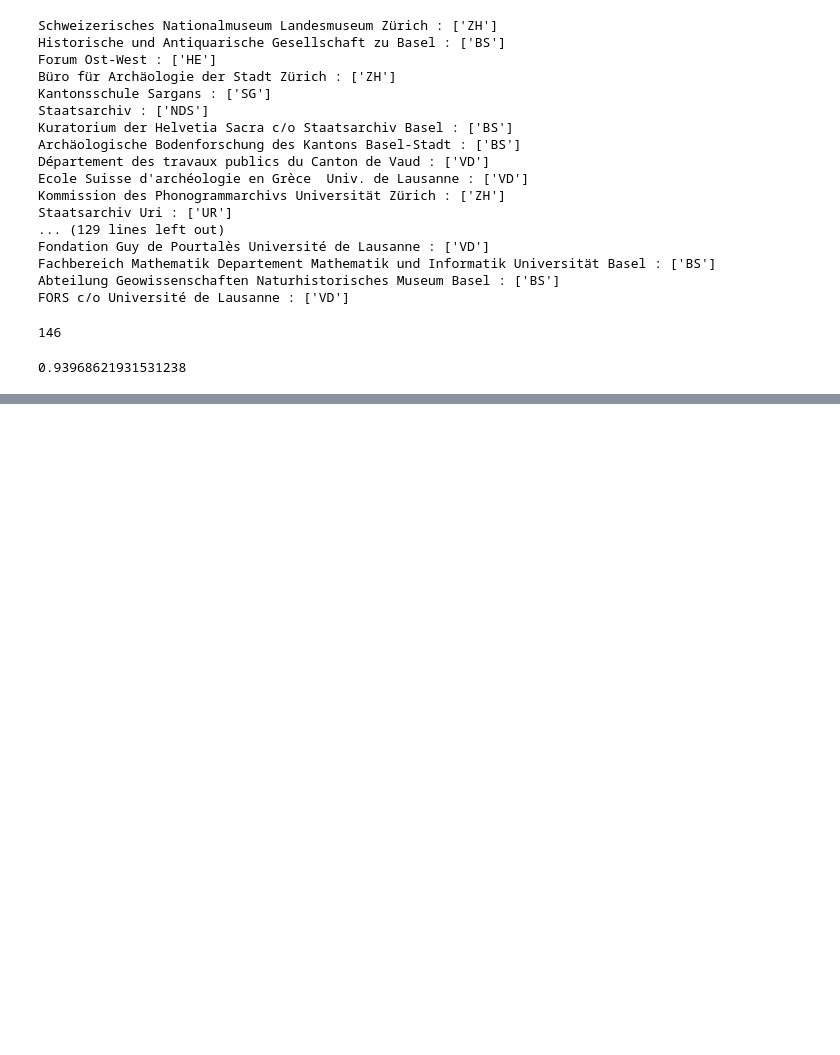
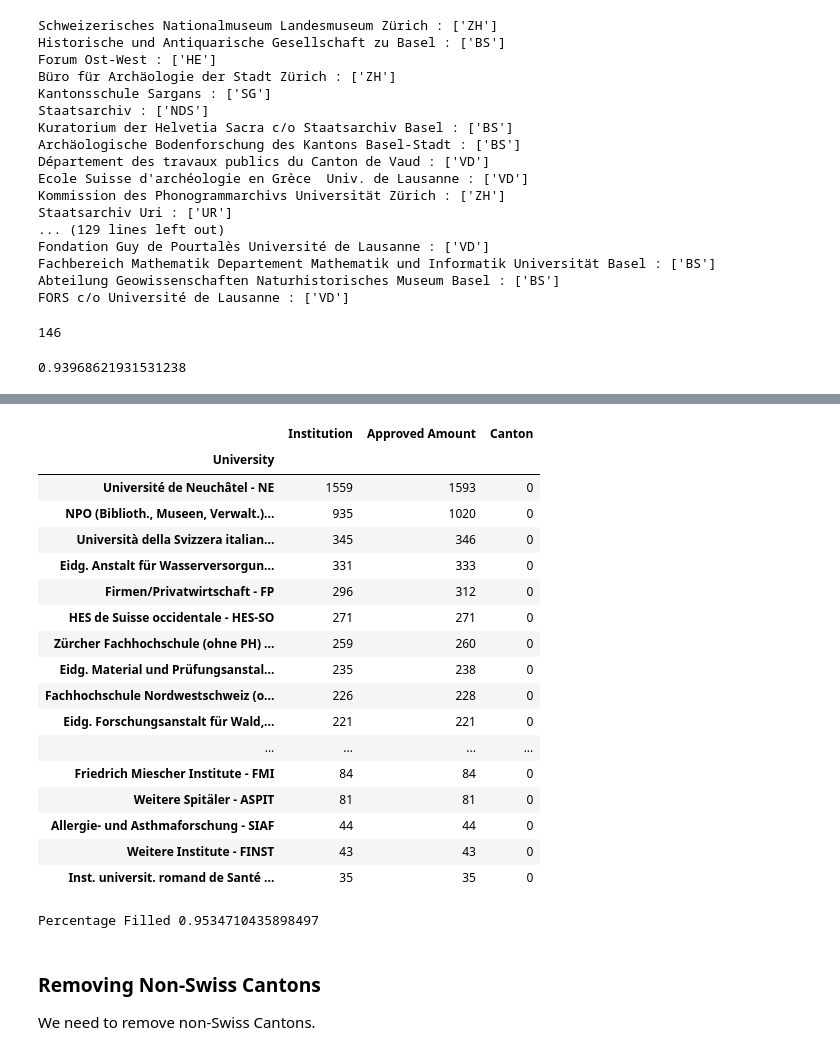
Before and after one commit to kirtanp/ADA-EPFL-2016, a Jupyter notebook: Lab3/choropleth-complete_Map.ipynb, the cells around one changed output, grey strips where cells are left out. Cells and saved outputs as stored; diff of their text form; code cells hidden in the pictures; blank space fills up the shorter version.

```diff
--- a/Lab3/choropleth-complete_Map.ipynb
+++ b/Lab3/choropleth-complete_Map.ipynb
@@ -15,7 +15,7 @@ df = pd.read_csv('P3_GrantExport.csv',sep=';', usecols=[6,7,13]) # delimiter is
 df = df[(df.University.notnull())&(df["Approved Amount"]!='0.00')]
 
 #Nicht zuteilbar is NA in German
-df_unis = df[df['University'] != 'Nicht zuteilbar - NA']
+df = df[df['University'] != 'Nicht zuteilbar - NA']
 # %%
 dict_unis = pickle.load( open( "dict_unis.p", "rb" ) )
 dict_private = pickle.load( open( "dict_private.p", "rb" ) )
@@ -385,0 +206,5 @@ df_unis_canton.head()
+# %%
+# mapping University and Insitutions to cantons
+df["Canton"] = df["University"].map(dict_unis) # universities
+df.ix[df.University ==('Firmen/Privatwirtschaft - FP'), 'Canton'] = df[df["University"] ==('Firmen/Privatwirtschaft - FP')]['Institution'].map(dict_private) # private
+df.ix[df.University ==('NPO (Biblioth., Museen, Verwalt.) - NPO'), 'Canton'] = df[df["University"] ==('NPO (Biblioth., Museen, Verwalt.) - NPO')]['Institution'].map(dict_nop) # nop
@@ -385,0 +240,22 @@ df_unis_canton.head()
+# %%
+# This table is used to show the Universities with most entries in amount, thus most important to map
+df[pd.isnull(df['Canton'])].groupby('University').count().sort_values(by='Approved Amount', ascending=False).head(20)
+# %% [output]
+|  | Institution | Approved Amount | Canton |
+| University |  |  |  |
+| Université de Neuchâtel - NE | 1559 | 1593 | 0 |
+| NPO (Biblioth., Museen, Verwalt.)... | 935 | 1020 | 0 |
+| Università della Svizzera italian... | 345 | 346 | 0 |
+| Eidg. Anstalt für Wasserversorgun... | 331 | 333 | 0 |
+| Firmen/Privatwirtschaft - FP | 296 | 312 | 0 |
+| HES de Suisse occidentale - HES-SO | 271 | 271 | 0 |
+| Zürcher Fachhochschule (ohne PH) ... | 259 | 260 | 0 |
+| Eidg. Material und Prüfungsanstal... | 235 | 238 | 0 |
+| Fachhochschule Nordwestschweiz (o... | 226 | 228 | 0 |
+| Eidg. Forschungsanstalt für Wald,... | 221 | 221 | 0 |
+| ... | ... | ... | ... |
+| Friedrich Miescher Institute - FMI | 84 | 84 | 0 |
+| Weitere Spitäler - ASPIT | 81 | 81 | 0 |
+| Allergie- und Asthmaforschung - SIAF | 44 | 44 | 0 |
+| Weitere Institute - FINST | 43 | 43 | 0 |
+| Inst. universit. romand de Santé ... | 35 | 35 | 0 |
@@ -385,0 +280,9 @@ df_unis_canton.head()
+# %%
+# the percentage filled after manual map
+print("Percentage Filled",(df.Canton.shape[0]-df[pd.isnull(df['Canton'])].shape[0])/df.Canton.shape[0])
+# %% [output]
+Percentage Filled 0.9534710435898497
+# %% [markdown]
+### Removing Non-Swiss Cantons
+
+We need to remove non-Swiss Cantons.
```
Also changed, not shown: parts of 50 cells of this notebook.
